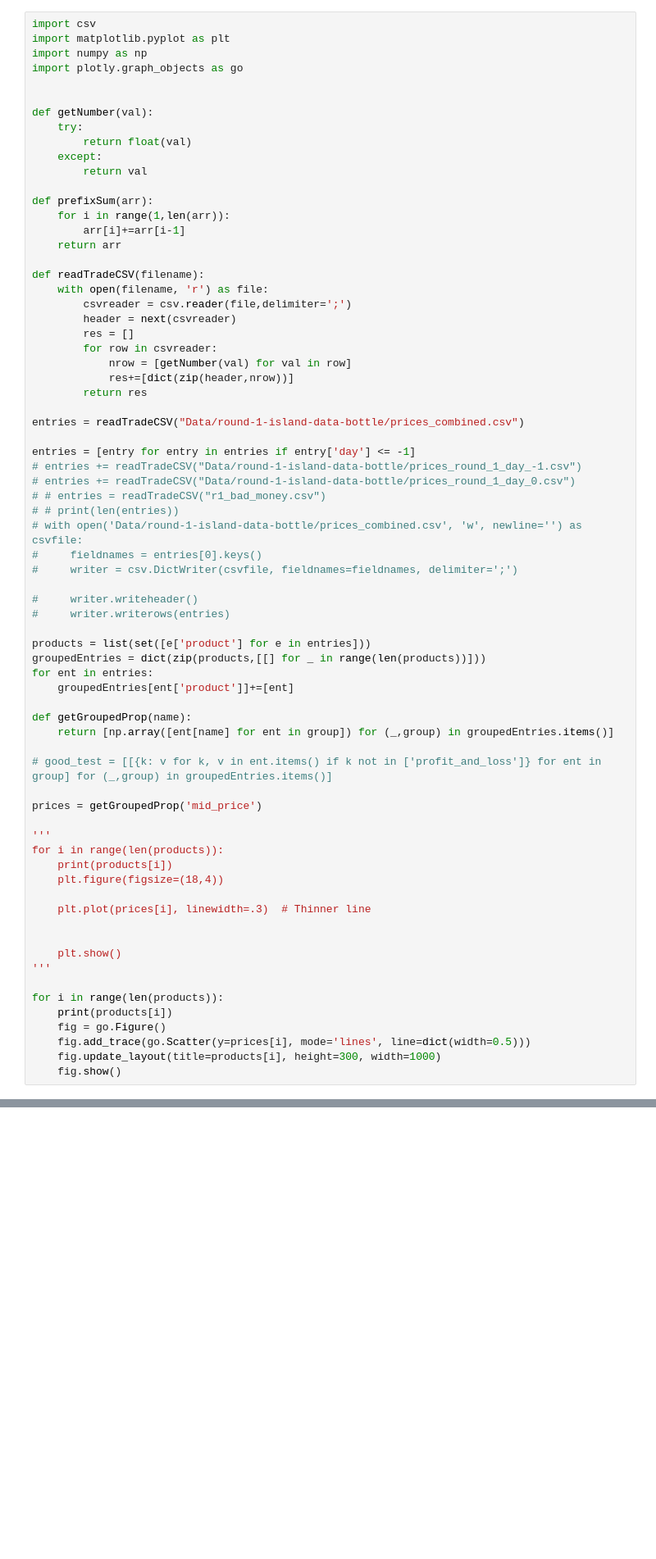
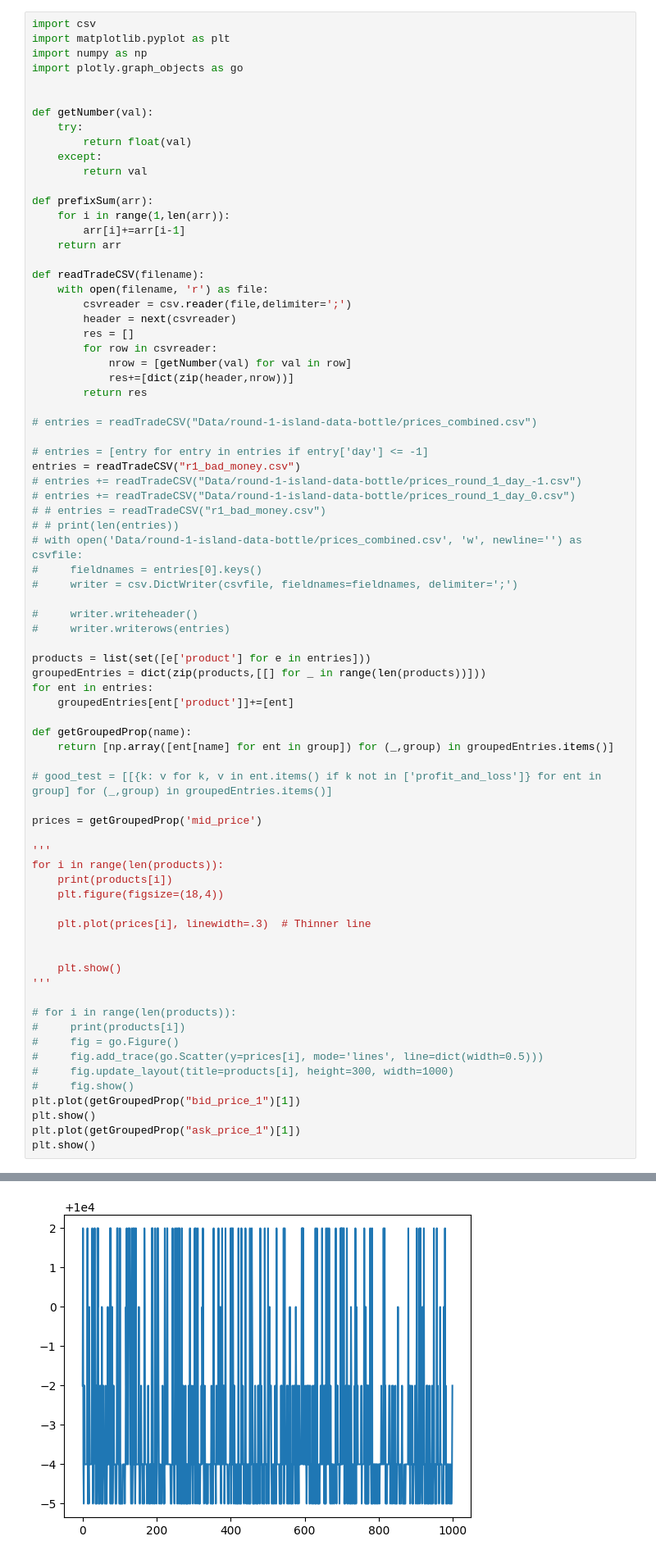
Before and after one commit to nkiselov/IMC_TRADE_BOT, a Jupyter notebook: analyzeOutput.ipynb, the cells around one changed output, grey strips where cells are left out. Shown: that part at 82% size. Drawn from its saved outputs; the diff is of its cells as text; blank space fills up the shorter version.

```diff
--- a/analyzeOutput.ipynb
+++ b/analyzeOutput.ipynb
@@ -26,9 +26,10 @@ def readTradeCSV(filename):
             res+=[dict(zip(header,nrow))]
         return res
 
-entries = readTradeCSV("Data/round-1-island-data-bottle/prices_combined.csv")
+# entries = readTradeCSV("Data/round-1-island-data-bottle/prices_combined.csv")
 
-entries = [entry for entry in entries if entry['day'] <= -1]
+# entries = [entry for entry in entries if entry['day'] <= -1]
+entries = readTradeCSV("r1_bad_money.csv")
 # entries += readTradeCSV("Data/round-1-island-data-bottle/prices_round_1_day_-1.csv")
 # entries += readTradeCSV("Data/round-1-island-data-bottle/prices_round_1_day_0.csv")
 # # entries = readTradeCSV("r1_bad_money.csv")
@@ -63,10 +64,14 @@ for i in range(len(products)):
     plt.show()
 '''
 
-for i in range(len(products)):
-    print(products[i])
-    fig = go.Figure()
-    fig.add_trace(go.Scatter(y=prices[i], mode='lines', line=dict(width=0.5)))
-    fig.update_layout(title=products[i], height=300, width=1000)
-    fig.show()
+# for i in range(len(products)):
+#     print(products[i])
+#     fig = go.Figure()
+#     fig.add_trace(go.Scatter(y=prices[i], mode='lines', line=dict(width=0.5)))
+#     fig.update_layout(title=products[i], height=300, width=1000)
+#     fig.show()
+plt.plot(getGroupedProp("bid_price_1")[1])
+plt.show()
+plt.plot(getGroupedProp("ask_price_1")[1])
+plt.show()
 # %% [output]
@@ -75,0 +78 @@ KELP
+[figure, added]
```
Also changed, not shown: parts of 1 cell of this notebook, 2 other files.
